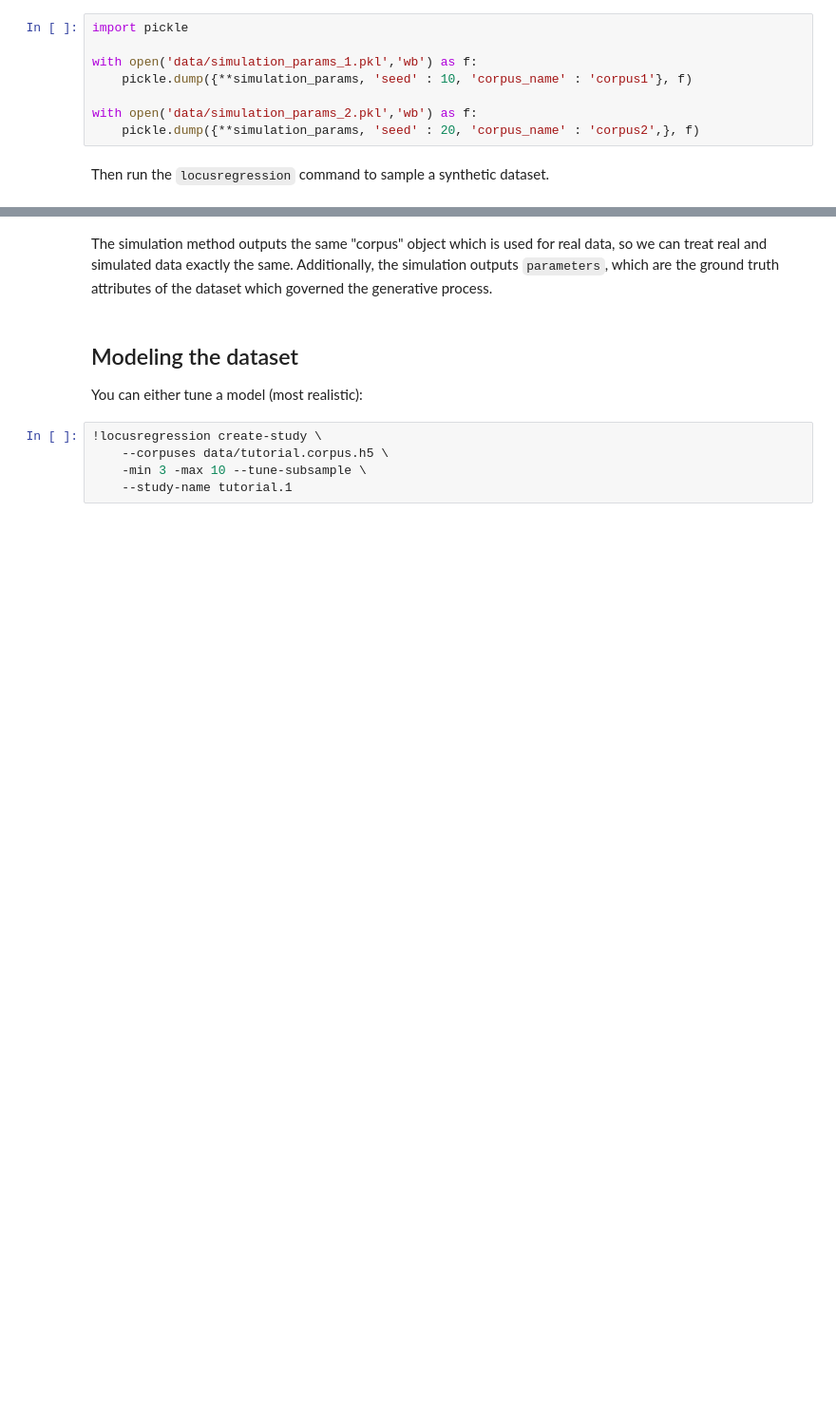
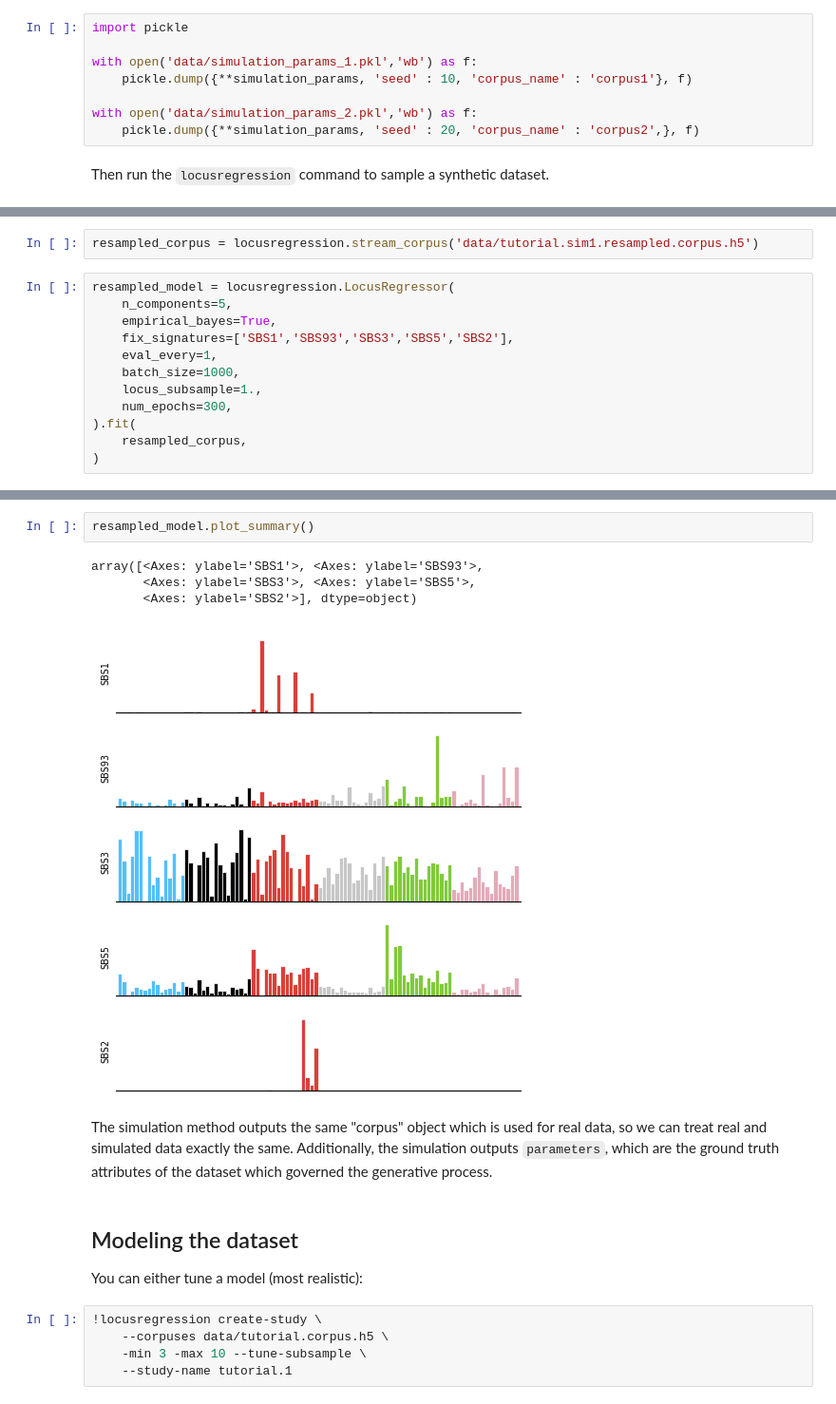
Before and after one commit to AllenWLynch/signaturemodels, a Jupyter notebook: docs/simulation_tutorial.ipynb, the cells around one changed output, grey strips where cells are left out. Shown at 95% size. Drawn from its saved outputs; the diff is of its cells as text; blank space fills up the shorter version.

```diff
--- a/docs/simulation_tutorial.ipynb
+++ b/docs/simulation_tutorial.ipynb
@@ -87,0 +160,14 @@ Then run the `locusregression` command to sample a synthetic dataset.
+# %%
+resampled_corpus = locusregression.stream_corpus('data/tutorial.sim1.resampled.corpus.h5')
+# %%
+resampled_model = locusregression.LocusRegressor(
+    n_components=5,
+    empirical_bayes=True,
+    fix_signatures=['SBS1','SBS93','SBS3','SBS5','SBS2'],
+    eval_every=1,
+    batch_size=1000,
+    locus_subsample=1.,
+    num_epochs=300,
+).fit(
+    resampled_corpus,
+)
@@ -88,3 +192,10 @@ Then run the `locusregression` command to sample a synthetic dataset.
+# %%
+resampled_model.plot_summary()
+# %% [output]
+array([<Axes: ylabel='SBS1'>, <Axes: ylabel='SBS93'>,
+       <Axes: ylabel='SBS3'>, <Axes: ylabel='SBS5'>,
+       <Axes: ylabel='SBS2'>], dtype=object)
+[figure, added]
 # %% [markdown]
 The simulation method outputs the same "corpus" object which is used for real data, so we can treat real and simulated data exactly the same. Additionally, the simulation outputs `parameters`, which are the ground truth attributes of the dataset which governed the generative process.
 # %% [markdown]
```
Also changed, not shown: parts of 13 cells of this notebook, 3 other files.
